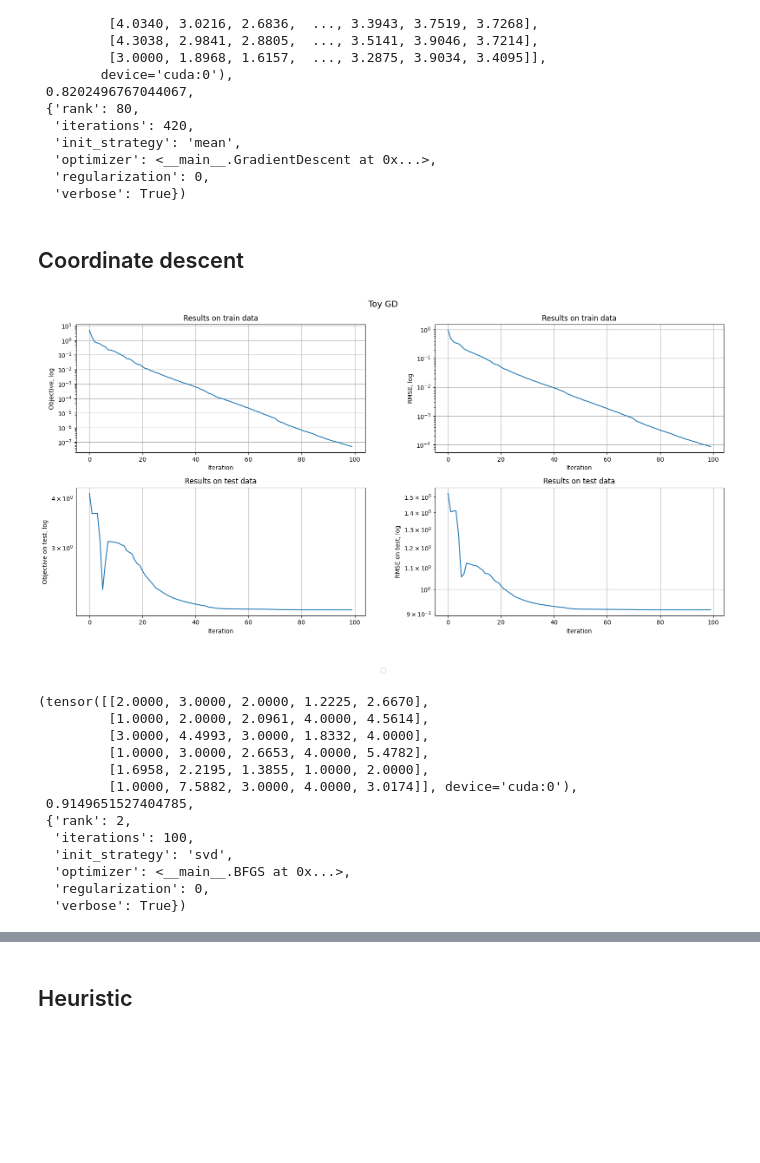
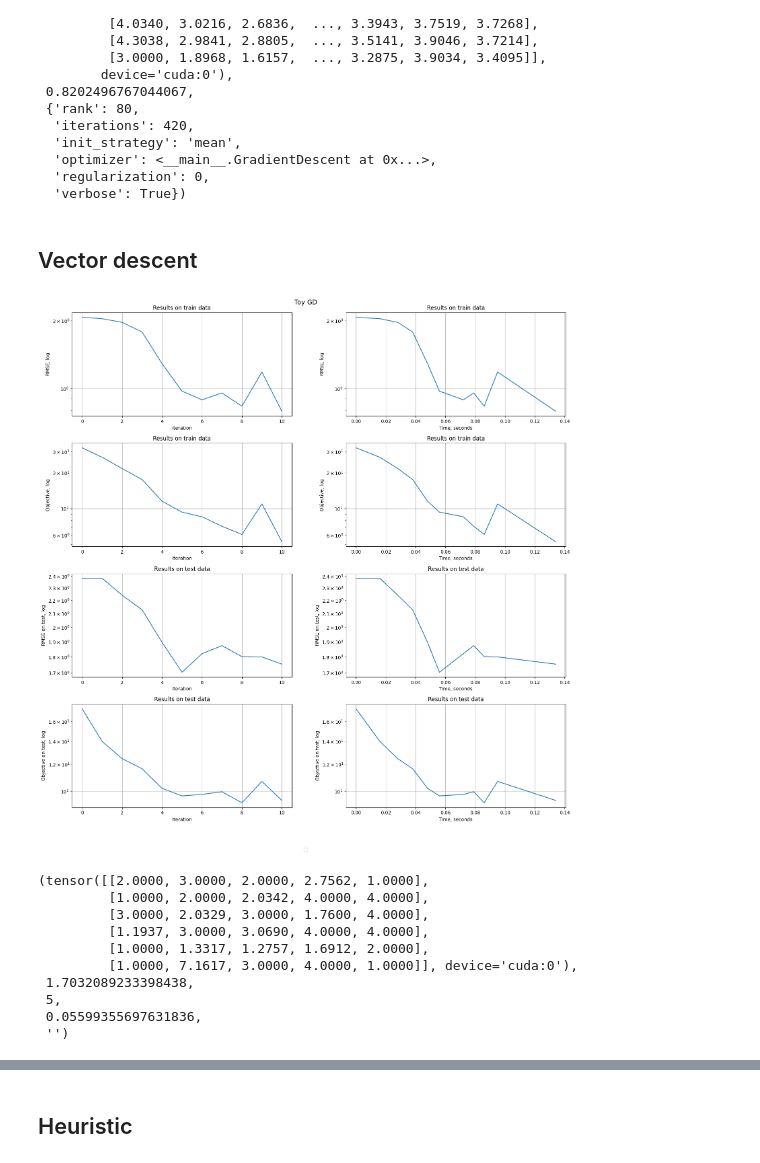
Before and after one commit to dsomni/hdda-f24, a Jupyter notebook: solution.ipynb, the cells around one changed output, grey strips where cells are left out. Cells and saved outputs as stored; diff of their text form; code cells hidden in the pictures; blank space fills up the shorter version.

```diff
--- a/solution.ipynb
+++ b/solution.ipynb
@@ -96,26 +101,36 @@ def choose_best(
     test_mask: torch.Tensor,
     solver: Callable,
     possible_params: dict,
-    loss_param: str = "rmse_test",
-) -> tuple[torch.Tensor, float, dict, dict]:
+) -> tuple[torch.Tensor, float, int, float, str, dict]:
+    matrix = matrix.to(DEVICE)
+    mask = mask.to(DEVICE)
+    test_mask = test_mask.to(DEVICE)
+
     best_loss = 1e3
+    best_time = 1e3
     best_solution = torch.zeros(1)
-    best_params = {}
+    best_iter = 0
+    best_name = ""
 
     log_dicts = {}
 
     for params, name in get_params_combinations_dict(possible_params):
-        solution, log_dict = solver(matrix, mask, test_mask, **params)
+        log_dict = solver(matrix, mask, test_mask, **params)
         log_dicts[name] = log_dict
 
-        loss = log_dict[loss_param][-1]
+        loss = log_dict["best_rmse_test"]
+        total_time = log_dict["best_time"]
 
-        if loss < best_loss:
+        if loss < best_loss or (loss == best_loss and total_time < best_time):
             best_loss = loss
-            best_solution = solution.clone()
-            best_params = params.copy()
+            best_time = total_time
+            best_iter = log_dict["best_k"]
+            best_name = name
+            best_u = log_dict["best_u"].to(DEVICE)
+            best_v = log_dict["best_v"].to(DEVICE)
 
-    return best_solution, best_loss, best_params, log_dicts
+    best_solution = matrix + (~mask) * predict_matrix(best_u, best_v)
+    return best_solution, best_loss, best_iter, best_time, best_name, log_dicts
 # %%
 def plot_log_dicts(
     log_dicts: dict,
@@ -1271,5 +1388,5 @@ gd_res[:-1]
 # %%
 save_solution(gd_res[0], decimals=5, prefix="gd80_")
 # %% [markdown]
-## Coordinate descent
+## Vector descent
 # %%
@@ -1426,36 +1502,33 @@ def coordinate_gd(
 # %%
-coord_gd_toy_res = choose_best(
+vector_gd_toy_res = choose_best(
     toy_matrix_full,
     toy_mask,
     toy_test_mask,
-    coordinate_gd,
+    vector_gd,
     {
         "rank": 2,
-        "iterations": 100,
+        "iterations": 10,
         "init_strategy": "svd",
-        # "optimizer": BFGS(BisectionWolfe()),
-        "optimizer": BFGS(BisectionWolfe()),
-        "regularization": 0,
+        "optimizer": GradientDescent(AdaptiveStep()),
+        "regularization": 0.1,
         "verbose": True,
+        "device": "cpu",
     },
 )
 
-plot_log_dicts(coord_gd_toy_res[-1], "Toy GD")
+plot_log_dicts(vector_gd_toy_res[-1], "Toy GD")
 
-coord_gd_toy_res[:-1]
+vector_gd_toy_res[:-1]
 # %% [output]
-[figure, old version]
+[figure, new version]
-(tensor([[2.0000, 3.0000, 2.0000, 1.2225, 2.6670],
-         [1.0000, 2.0000, 2.0961, 4.0000, 4.5614],
-         [3.0000, 4.4993, 3.0000, 1.8332, 4.0000],
-         [1.0000, 3.0000, 2.6653, 4.0000, 5.4782],
-         [1.6958, 2.2195, 1.3855, 1.0000, 2.0000],
-         [1.0000, 7.5882, 3.0000, 4.0000, 3.0174]], device='cuda:0'),
- 0.9149651527404785,
- {'rank': 2,
-  'iterations': 100,
-  'init_strategy': 'svd',
-  'optimizer': <__main__.BFGS at 0x...>,
-  'regularization': 0,
-  'verbose': True})
+(tensor([[2.0000, 3.0000, 2.0000, 2.7562, 1.0000],
+         [1.0000, 2.0000, 2.0342, 4.0000, 4.0000],
+         [3.0000, 2.0329, 3.0000, 1.7600, 4.0000],
+         [1.1937, 3.0000, 3.0690, 4.0000, 4.0000],
+         [1.0000, 1.3317, 1.2757, 1.6912, 2.0000],
+         [1.0000, 7.1617, 3.0000, 4.0000, 1.0000]], device='cuda:0'),
+ 1.7032089233398438,
+ 5,
+ 0.05599355697631836,
+ '')
 # %%
```
Also changed, not shown: parts of 32 cells of this notebook, 2 other files.
